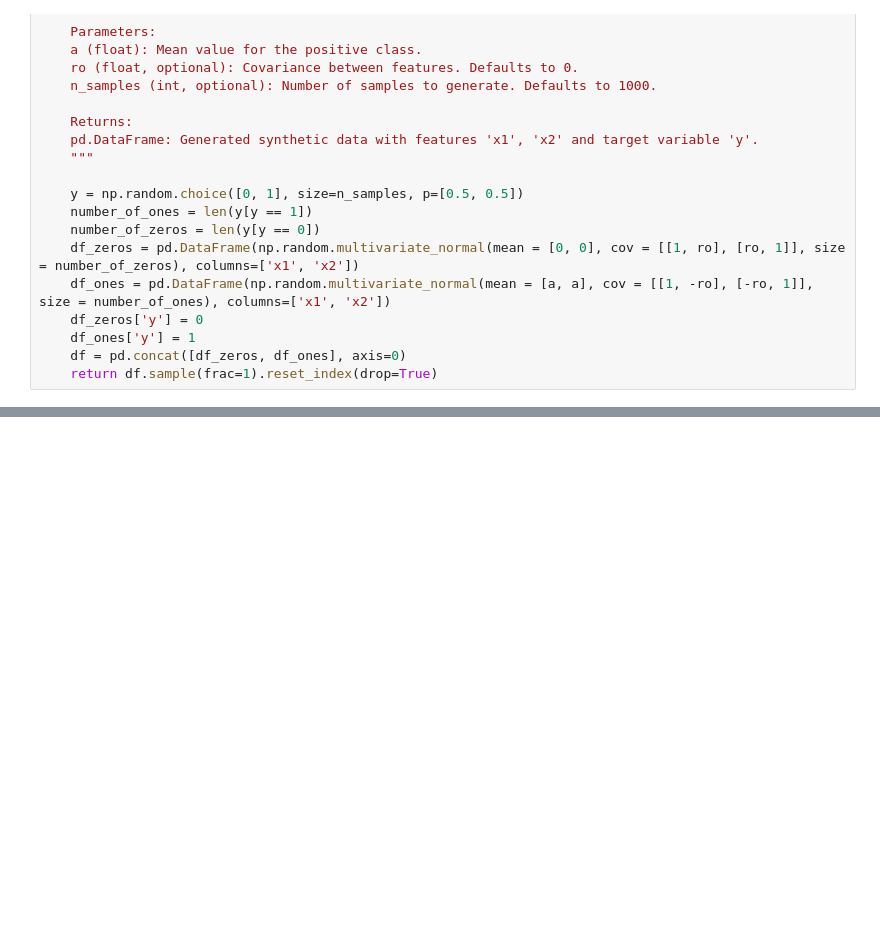
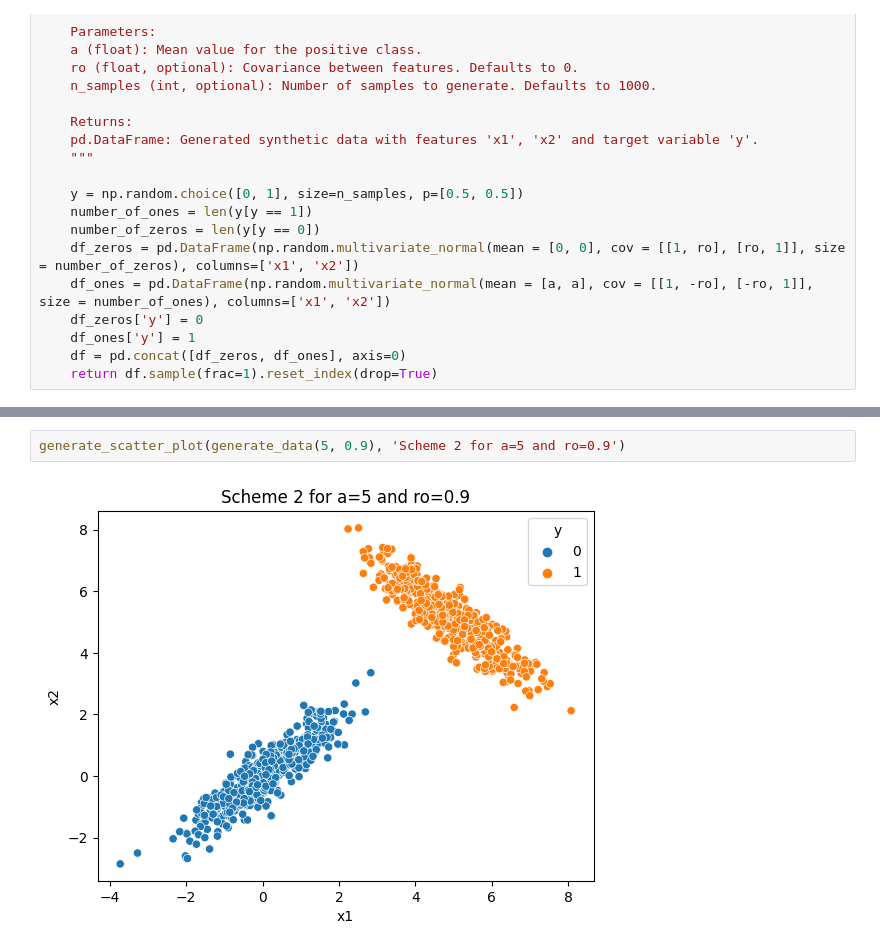
Before and after one commit to nizwant/adv_ml_labs, a Jupyter notebook: adv_ml.ipynb, the cells around one changed output, grey strips where cells are left out. Cells and saved outputs as stored; diff of their text form; blank space fills up the shorter version.

```diff
--- a/adv_ml.ipynb
+++ b/adv_ml.ipynb
@@ -294,0 +300,4 @@ generate_data(11, 0, 10)
+# %%
+generate_scatter_plot(generate_data(5, 0.9), 'Scheme 2 for a=5 and ro=0.9')
+# %% [output]
+[figure, added]
```
Also changed, not shown: parts of 6 cells of this notebook.
